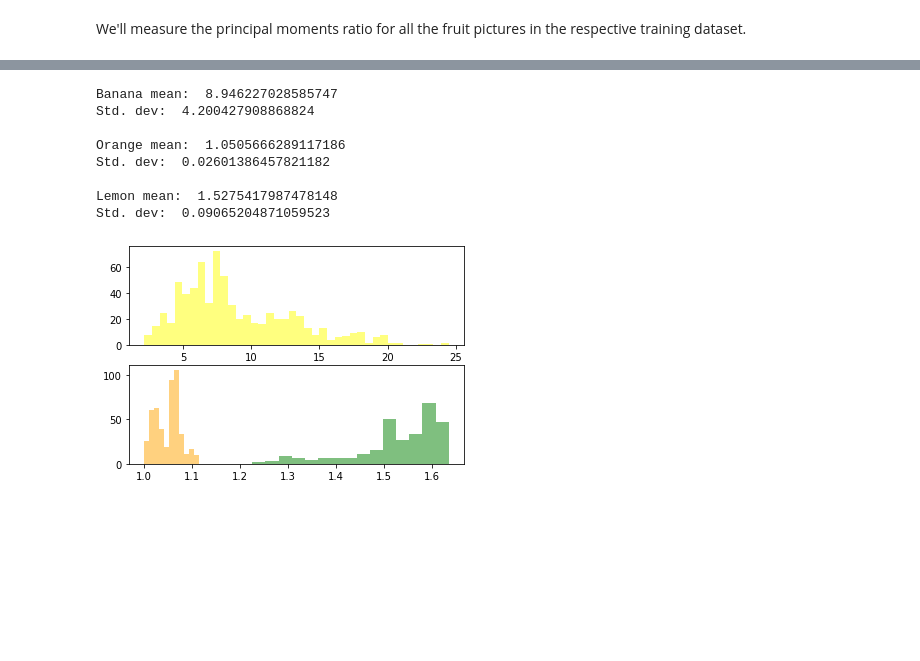
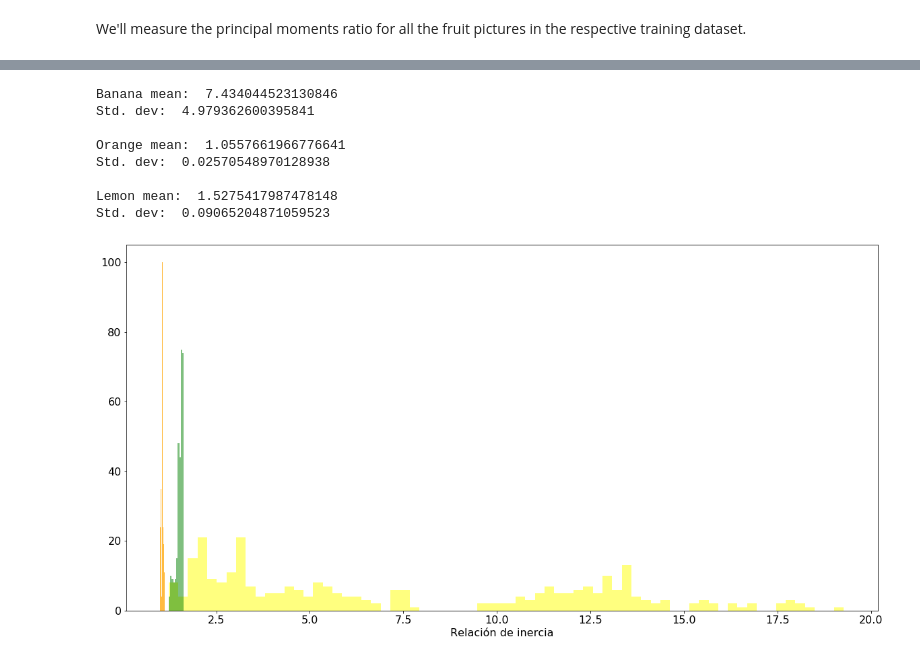
Before and after one commit to GinoAvanzini/fruit-sorter, a Jupyter notebook: src/scikit_image_testbench.ipynb, the cells around one changed output, grey strips where cells are left out. Saved outputs shown, nothing was run; the diff lists cells and outputs as text; code cells hidden in the pictures; blank space fills up the shorter version.

```diff
--- a/src/scikit_image_testbench.ipynb
+++ b/src/scikit_image_testbench.ipynb
@@ -15,13 +15,14 @@ path = '/home/gino/Desktop/fruits-360_dataset/'
 def img_grayscale(image):
     return io.imread(image, as_gray=True)
 
-banana_collection = io.ImageCollection([path + 'fruits-360/Training/Banana/*.jpg', path + 'fruits-360/Training/Banana Lady Finger/*.jpg'], load_func=img_grayscale)
+#banana_collection = io.ImageCollection([path + 'fruits-360/Training/Banana/*.jpg', path + 'fruits-360/Training/Banana Lady Finger/*.jpg'], load_func=img_grayscale)
+banana_collection = io.ImageCollection(path + 'fruits-360/Training/Banana/*.jpg', load_func=img_grayscale)
 orange_collection = io.ImageCollection(path + 'fruits-360/Training/Orange/*.jpg', load_func=img_grayscale)
 lemon_collection = io.ImageCollection(path + 'fruits-360/Training/Lemon/*.jpg', load_func=img_grayscale)
 
 fig, (ax0, ax1, ax2) = plt.subplots(nrows=1, ncols=3, figsize=(10, 10))
 
-sample_banana = banana_collection[0]
+sample_banana = banana_collection[50]
 ax0.imshow(sample_banana, cmap='gray')
 ax1.imshow(orange_collection[0], cmap='gray')
 ax2.imshow(lemon_collection[1], cmap='gray')
@@ -478,27 +514,42 @@ plt.show()
 # %%
-fig, ax = plt.subplots(nrows=2, ncols=1)
+import matplotlib.pyplot as plt
+plt.rcParams.update({'font.size': 16})
 
-ax[0].hist(banana_moment_ratio, bins=40, color='yellow', alpha=.5)
-ax[1].hist(orange_moment_ratio, bins='auto', color='orange', alpha=.5)
-ax[1].hist(lemon_moment_ratio, bins='auto', color='green', alpha=.5)
+bins = np.arange(0, 20, 0.05)
+
+fig, ax = plt.subplots(nrows=1, ncols=1, figsize=(20, 10))
+
+ax.hist(banana_moment_ratio, bins=70, color='yellow', alpha=.5)
+ax.hist(orange_moment_ratio, bins=10, color='orange', alpha=.75)
+ax.hist(lemon_moment_ratio, bins=10, color='green', alpha=.5)
+
+ax.set_xlabel("Relación de inercia")
+
+#ax[0].hist(banana_moment_ratio, bins=70, color='yellow', alpha=.5)
+#ax[0].hist(orange_moment_ratio, bins=10, color='orange', alpha=.5)
+#ax[0].hist(lemon_moment_ratio, bins=10, color='green', alpha=.5)
+
+#ax[1].hist(banana_moment_ratio, bins=50, color='yellow', alpha=.5, cumulative=True)
+#ax[1].hist(orange_moment_ratio, bins='auto', color='orange', alpha=.5, cumulative=True)
+#ax[1].hist(lemon_moment_ratio, bins='auto', color='green', alpha=.5, cumulative=True)
 
 print("Banana mean: ", np.mean(banana_moment_ratio))
 print("Std. dev: ", np.std(banana_moment_ratio), "\n")
 
 print("Orange mean: ", np.mean(orange_moment_ratio))
 print("Std. dev: ", np.std(orange_moment_ratio), "\n")
 
 print("Lemon mean: ", np.mean(lemon_moment_ratio))
 print("Std. dev: ", np.std(lemon_moment_ratio), "\n")
 # %% [output]
-Banana mean:  8.946227028585747
-Std. dev:  4.200427908868824
+Banana mean:  7.434044523130846
+Std. dev:  4.979362600395841
 
-Orange mean:  1.0505666289117186
-Std. dev:  0.02601386457821182
+Orange mean:  1.0557661966776641
+Std. dev:  0.02570548970128938
 
 Lemon mean:  1.5275417987478148
 Std. dev:  0.09065204871059523
-[figure, old version]
+[figure, new version]
 # %%
 fig, ax = plt.subplots(nrows=1, ncols=1)
```
Also changed, not shown: parts of 24 cells of this notebook, 1 other file.
